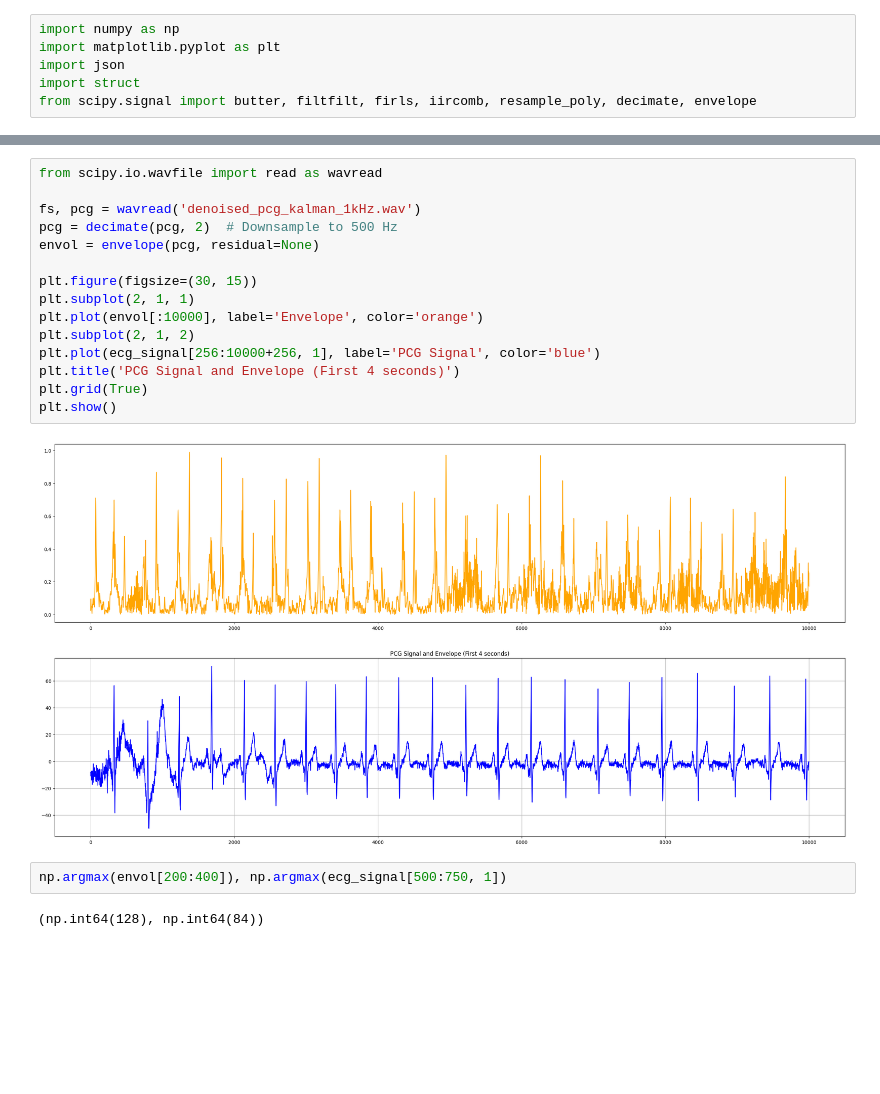
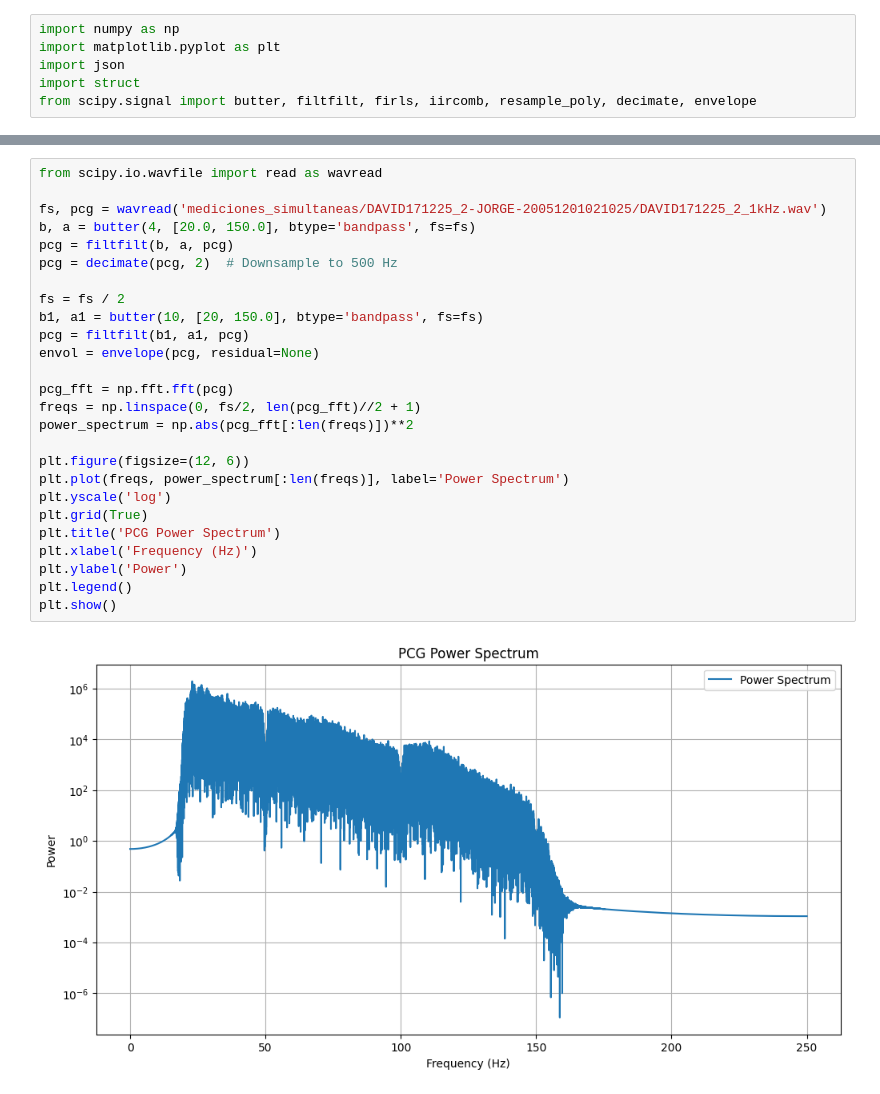
Before and after one commit to djorgeext/pcg-ecg-analysis, a Jupyter notebook: procesamiento_ecg_500Hz.ipynb, the cells around one changed output, grey strips where cells are left out. Saved outputs shown, nothing was run; the diff lists cells and outputs as text; blank space fills up the shorter version.

```diff
--- a/procesamiento_ecg_500Hz.ipynb
+++ b/procesamiento_ecg_500Hz.ipynb
@@ -96,21 +95,28 @@ plt.show()
 # %%
 from scipy.io.wavfile import read as wavread
 
-fs, pcg = wavread('denoised_pcg_kalman_1kHz.wav')
+fs, pcg = wavread('mediciones_simultaneas/DAVID171225_2-JORGE-20051201021025/DAVID171225_2_1kHz.wav')
+b, a = butter(4, [20.0, 150.0], btype='bandpass', fs=fs)
+pcg = filtfilt(b, a, pcg)
 pcg = decimate(pcg, 2)  # Downsample to 500 Hz
+
+fs = fs / 2
+b1, a1 = butter(10, [20, 150.0], btype='bandpass', fs=fs)
+pcg = filtfilt(b1, a1, pcg)
 envol = envelope(pcg, residual=None)
 
-plt.figure(figsize=(30, 15))
-plt.subplot(2, 1, 1)
-plt.plot(envol[:10000], label='Envelope', color='orange')
-plt.subplot(2, 1, 2)
-plt.plot(ecg_signal[256:10000+256, 1], label='PCG Signal', color='blue')
-plt.title('PCG Signal and Envelope (First 4 seconds)')
+pcg_fft = np.fft.fft(pcg)
+freqs = np.linspace(0, fs/2, len(pcg_fft)//2 + 1)
+power_spectrum = np.abs(pcg_fft[:len(freqs)])**2
+
+plt.figure(figsize=(12, 6))
+plt.plot(freqs, power_spectrum[:len(freqs)], label='Power Spectrum')
+plt.yscale('log')
 plt.grid(True)
+plt.title('PCG Power Spectrum')
+plt.xlabel('Frequency (Hz)')
+plt.ylabel('Power')
+plt.legend()
 plt.show()
 # %% [output]
-[figure, old version]
+[figure, new version]
-# %%
-np.argmax(envol[200:400]), np.argmax(ecg_signal[500:750, 1])
-# %% [output]
-(np.int64(128), np.int64(84))
```
Also changed, not shown: parts of 10 cells of this notebook, 22 other files.
